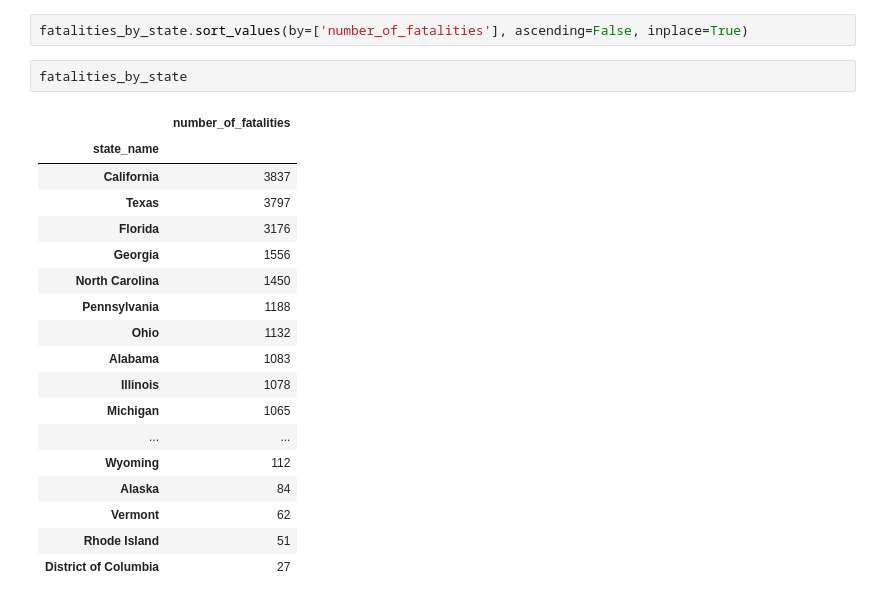
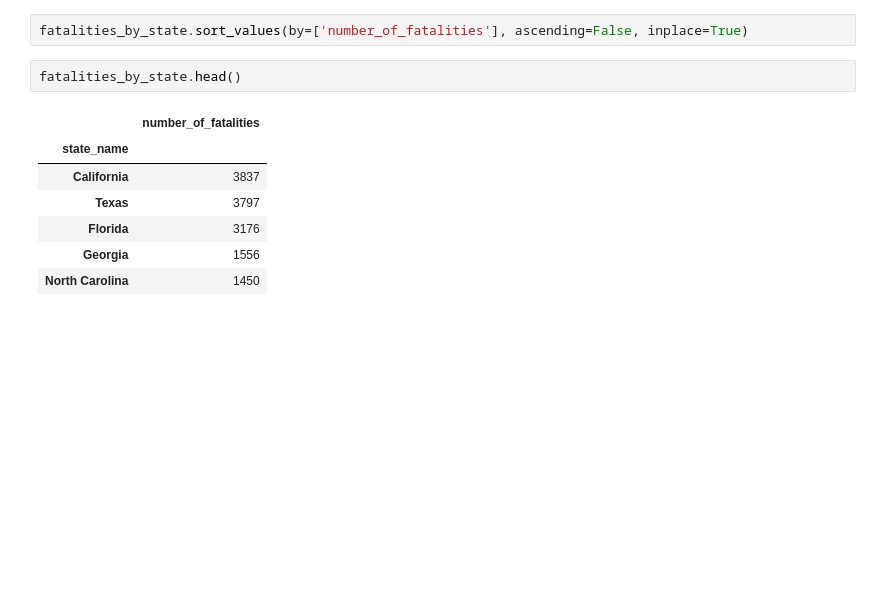
Before and after one commit to yzwu1209/Traffic-Fatalities-Analysis, a Jupyter notebook: Accident Locations.ipynb, the cells around one changed output. Drawn from its saved outputs; the diff is of its cells as text; blank space fills up the shorter version.

```diff
--- a/Accident Locations.ipynb
+++ b/Accident Locations.ipynb
@@ -64,26 +64,15 @@ fatalities_by_state = pd.pivot_table(df, values='number_of_fatalities',\
 # %%
 fatalities_by_state.sort_values(by=['number_of_fatalities'], ascending=False, inplace=True)
 # %%
-fatalities_by_state
+fatalities_by_state.head()
 # %% [output]
 |  | number_of_fatalities |
 | state_name |  |
 | California | 3837 |
 | Texas | 3797 |
 | Florida | 3176 |
 | Georgia | 1556 |
 | North Carolina | 1450 |
-| Pennsylvania | 1188 |
-| Ohio | 1132 |
-| Alabama | 1083 |
-| Illinois | 1078 |
-| Michigan | 1065 |
-| ... | ... |
-| Wyoming | 112 |
-| Alaska | 84 |
-| Vermont | 62 |
-| Rhode Island | 51 |
-| District of Columbia | 27 |
 # %%
 fatalities_by_state.plot(kind='bar')
 plt.title("2016 U.S. Traffic Fatalities by State")
```
Also changed, not shown: parts of 18 cells of this notebook, 1 other file.
